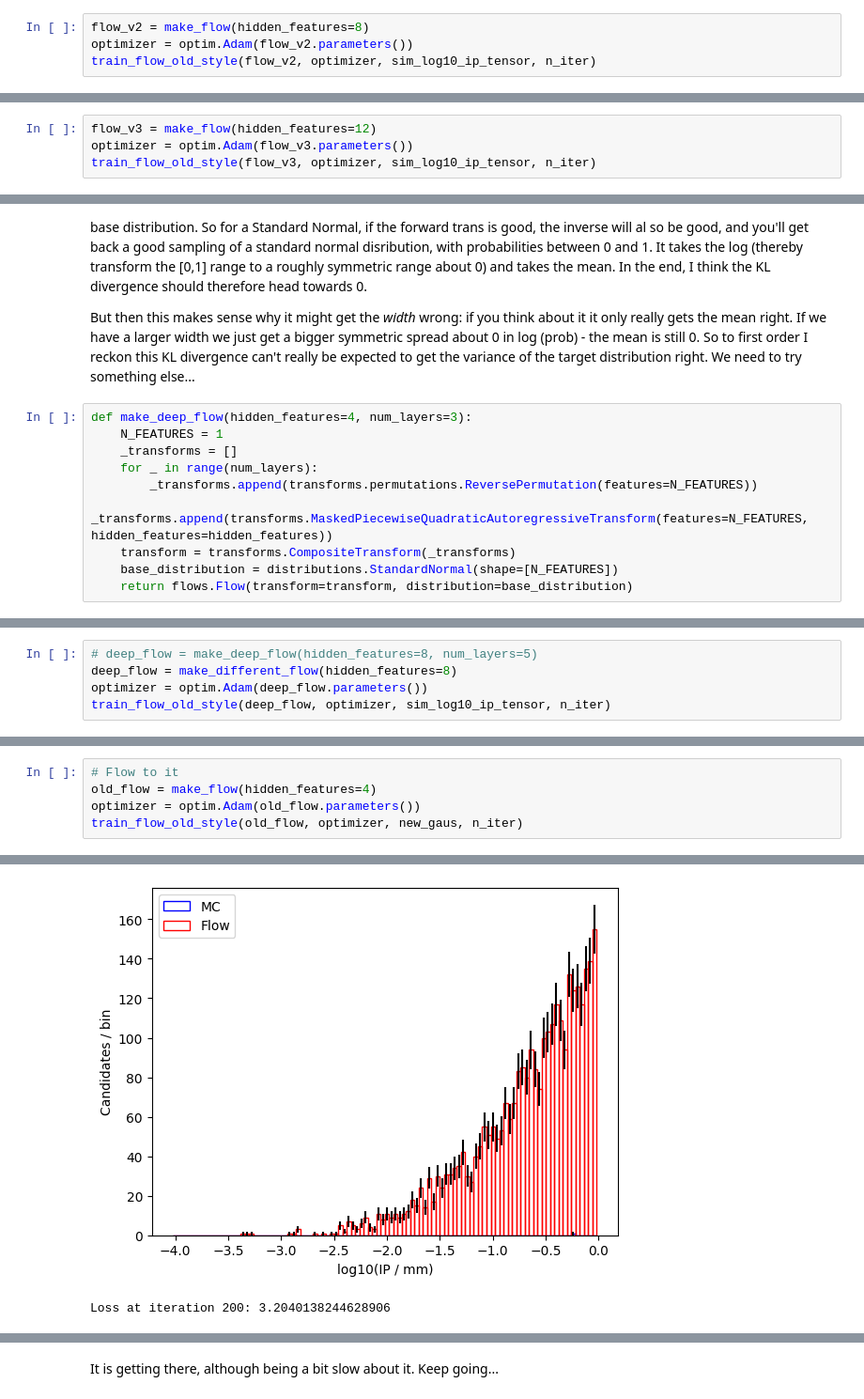
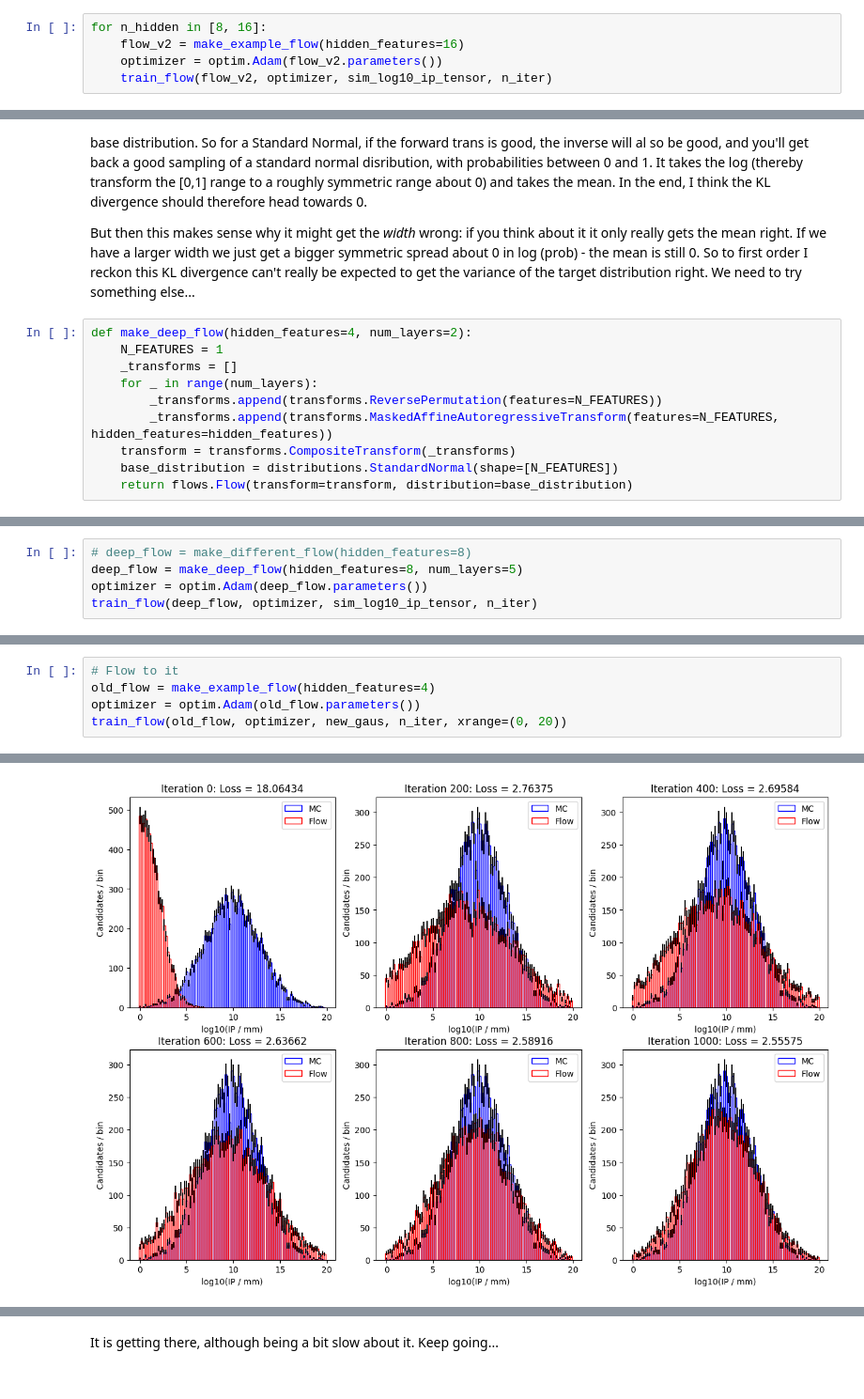
Before and after one commit to rjhunter999/ip-calibration-with-nflows, a Jupyter notebook: scripts/flow_to_lhcb_ip_sim.ipynb, the cells around one changed output, grey strips where cells are left out. Shown at 94% size. Drawn from its saved outputs; the diff is of its cells as text.

```diff
--- a/scripts/flow_to_lhcb_ip_sim.ipynb
+++ b/scripts/flow_to_lhcb_ip_sim.ipynb
@@ -545,5 +409,6 @@ def train_flow_old_style(flow, optimizer, target_data, n_iter):
 # %%
-flow_v2 = make_flow(hidden_features=8)
-optimizer = optim.Adam(flow_v2.parameters())
-train_flow_old_style(flow_v2, optimizer, sim_log10_ip_tensor, n_iter)
+for n_hidden in [8, 16]:
+    flow_v2 = make_example_flow(hidden_features=16)
+    optimizer = optim.Adam(flow_v2.parameters())
+    train_flow(flow_v2, optimizer, sim_log10_ip_tensor, n_iter)
 # %% [output]
@@ -560,4 +428,0 @@ Loss at iteration 800: 0.3348946273326874
-# %%
-flow_v3 = make_flow(hidden_features=12)
-optimizer = optim.Adam(flow_v3.parameters())
-train_flow_old_style(flow_v3, optimizer, sim_log10_ip_tensor, n_iter)
@@ -581,12 +435,12 @@ and evaluating the probability of each of those points as described by the base
 
 But then this makes sense why it might get the *width* wrong: if you think about it it only really gets the mean right. If we have a larger width we just get a bigger symmetric spread about 0 in log (prob) - the mean is still 0. So to first order I reckon this KL divergence can't really be expected to get the variance of the target distribution right. We need to try something else...
 # %%
-def make_deep_flow(hidden_features=4, num_layers=3):
+def make_deep_flow(hidden_features=4, num_layers=2):
     N_FEATURES = 1
     _transforms = []
     for _ in range(num_layers):
-        _transforms.append(transforms.permutations.ReversePermutation(features=N_FEATURES))
-        _transforms.append(transforms.MaskedPiecewiseQuadraticAutoregressiveTransform(features=N_FEATURES, hidden_features=hidden_features))
+        _transforms.append(transforms.ReversePermutation(features=N_FEATURES))
+        _transforms.append(transforms.MaskedAffineAutoregressiveTransform(features=N_FEATURES, hidden_features=hidden_features))
     transform = transforms.CompositeTransform(_transforms)
     base_distribution = distributions.StandardNormal(shape=[N_FEATURES])
     return flows.Flow(transform=transform, distribution=base_distribution)
@@ -600,8 +455,8 @@ def make_different_flow(hidden_features=4):
     base_distribution = distributions.StandardNormal(shape=[N_FEATURES])
     return flows.Flow(transform=transform, distribution=base_distribution)
 # %%
-# deep_flow = make_deep_flow(hidden_features=8, num_layers=5)
-deep_flow = make_different_flow(hidden_features=8)
+# deep_flow = make_different_flow(hidden_features=8)
+deep_flow = make_deep_flow(hidden_features=8, num_layers=5)
 optimizer = optim.Adam(deep_flow.parameters())
-train_flow_old_style(deep_flow, optimizer, sim_log10_ip_tensor, n_iter)
+train_flow(deep_flow, optimizer, sim_log10_ip_tensor, n_iter)
 # %% [output]
@@ -631,6 +496,6 @@ tensor([[ 7.1099],
 # %%
 # Flow to it
-old_flow = make_flow(hidden_features=4)
+old_flow = make_example_flow(hidden_features=4)
 optimizer = optim.Adam(old_flow.parameters())
-train_flow_old_style(old_flow, optimizer, new_gaus, n_iter)
+train_flow(old_flow, optimizer, new_gaus, n_iter, xrange=(0, 20))
 # %% [output]
@@ -638,2 +508 @@ Loss at iteration 0: 48.85361099243164
-[figure, old version]
+[figure, new version]
-Loss at iteration 200: 3.2040138244628906
```
Also changed, not shown: parts of 42 cells of this notebook.
